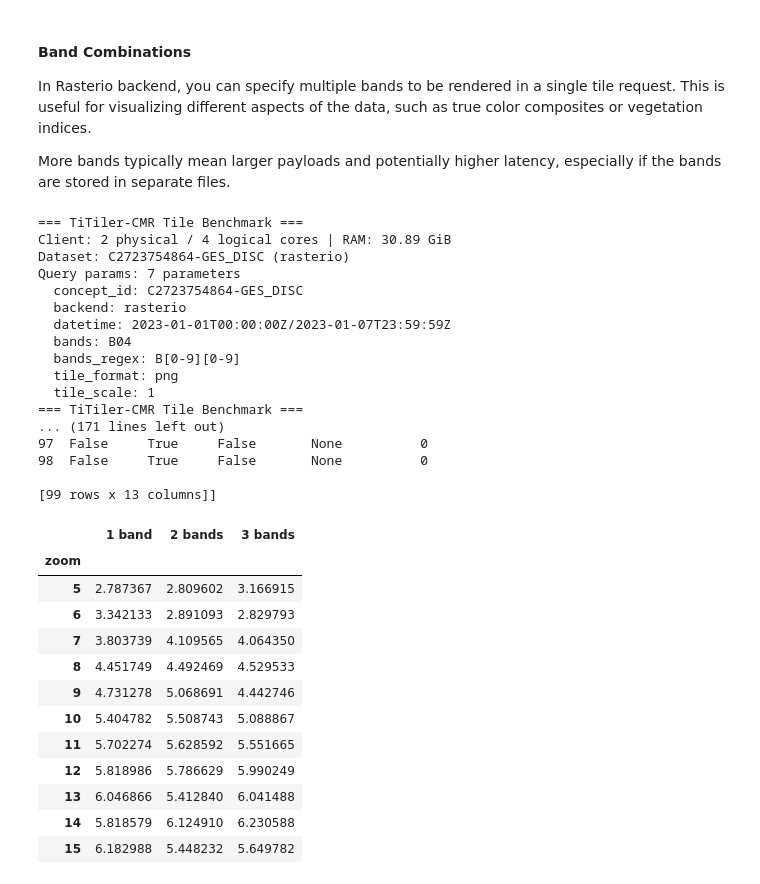
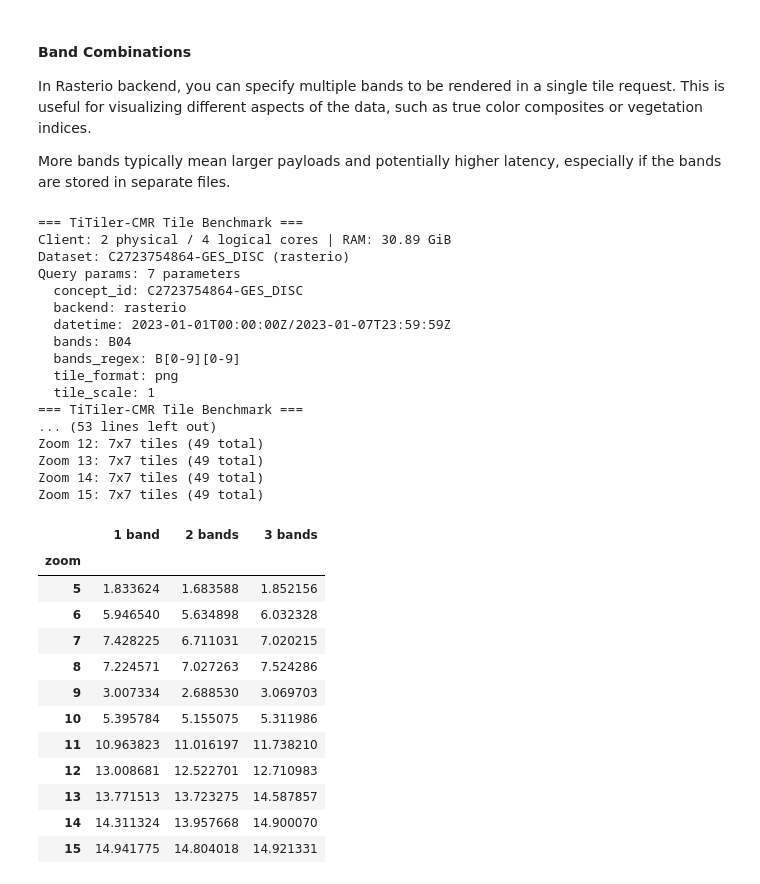
Before and after one commit to developmentseed/datacube-guide, a Jupyter notebook: docs/titiler-cmr/titiler-cmr-benchmark.ipynb, the cells around one changed output. Saved outputs shown, nothing was run; the diff lists cells and outputs as text; code cells hidden in the pictures.

```diff
--- a/docs/titiler-cmr/titiler-cmr-benchmark.ipynb
+++ b/docs/titiler-cmr/titiler-cmr-benchmark.ipynb
@@ -554,58 +507,56 @@ for label, assets in asset_sets.items():
             lat=lat,
             min_zoom=min_zoom,
             max_zoom=max_zoom,
-            viewport_width=3,
-            viewport_height=3,
+            viewport_width=7,
+            viewport_height=7,
             timeout_s=timeout_s,
         )
     )
     labels.append(label)
 
-# Run all benchmarks concurrently
 dfs = await asyncio.gather(*tasks)
-print (dfs)
-# Build a panel of median latency by zoom for each band set
+
 median_by_zoom = []
 for df in dfs:
     # New schema: 'zoom' and 'response_time_sec'
     s = (
         df.groupby("zoom")["response_time_sec"]
           .median()
           .reindex(zoom_levels)
     )
     median_by_zoom.append(s)
 
 panel_df = pd.concat(median_by_zoom, axis=1)
 panel_df.columns = labels
 panel_df
 # %% [output]
 === TiTiler-CMR Tile Benchmark ===
 Client: 2 physical / 4 logical cores | RAM: 30.89 GiB
 Dataset: C2723754864-GES_DISC (rasterio)
 Query params: 7 parameters
   concept_id: C2723754864-GES_DISC
   backend: rasterio
   datetime: 2023-01-01T00:00:00Z/2023-01-07T23:59:59Z
   bands: B04
   bands_regex: B[0-9][0-9]
   tile_format: png
   tile_scale: 1
 === TiTiler-CMR Tile Benchmark ===
-... (171 lines left out)
-97  False     True     False       None          0
-98  False     True     False       None          0
-
-[99 rows x 13 columns]]
+... (53 lines left out)
+Zoom 12: 7x7 tiles (49 total)
+Zoom 13: 7x7 tiles (49 total)
+Zoom 14: 7x7 tiles (49 total)
+Zoom 15: 7x7 tiles (49 total)
 |  | 1 band | 2 bands | 3 bands |
 | zoom |  |  |  |
-| 5 | 2.787367 | 2.809602 | 3.166915 |
-| 6 | 3.342133 | 2.891093 | 2.829793 |
-| 7 | 3.803739 | 4.109565 | 4.064350 |
-| 8 | 4.451749 | 4.492469 | 4.529533 |
-| 9 | 4.731278 | 5.068691 | 4.442746 |
-| 10 | 5.404782 | 5.508743 | 5.088867 |
-| 11 | 5.702274 | 5.628592 | 5.551665 |
-| 12 | 5.818986 | 5.786629 | 5.990249 |
-| 13 | 6.046866 | 5.412840 | 6.041488 |
-| 14 | 5.818579 | 6.124910 | 6.230588 |
-| 15 | 6.182988 | 5.448232 | 5.649782 |
+| 5 | 1.833624 | 1.683588 | 1.852156 |
+| 6 | 5.946540 | 5.634898 | 6.032328 |
+| 7 | 7.428225 | 6.711031 | 7.020215 |
+| 8 | 7.224571 | 7.027263 | 7.524286 |
+| 9 | 3.007334 | 2.688530 | 3.069703 |
+| 10 | 5.395784 | 5.155075 | 5.311986 |
+| 11 | 10.963823 | 11.016197 | 11.738210 |
+| 12 | 13.008681 | 12.522701 | 12.710983 |
+| 13 | 13.771513 | 13.723275 | 14.587857 |
+| 14 | 14.311324 | 13.957668 | 14.900070 |
+| 15 | 14.941775 | 14.804018 | 14.921331 |
```
Also changed, not shown: parts of 20 cells of this notebook.
